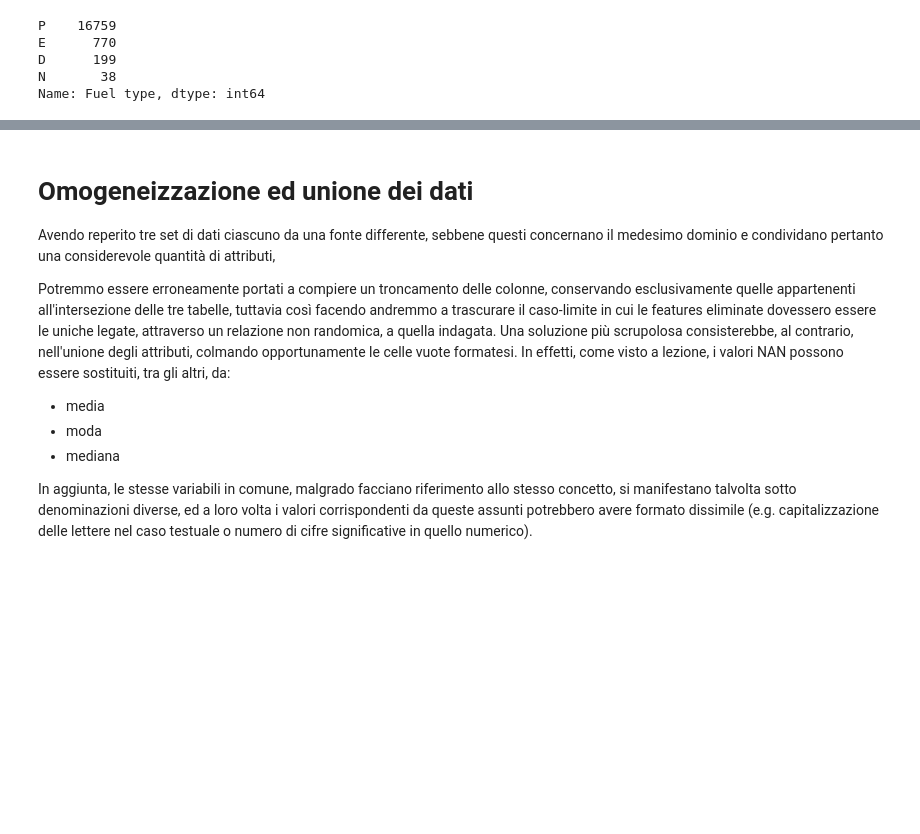
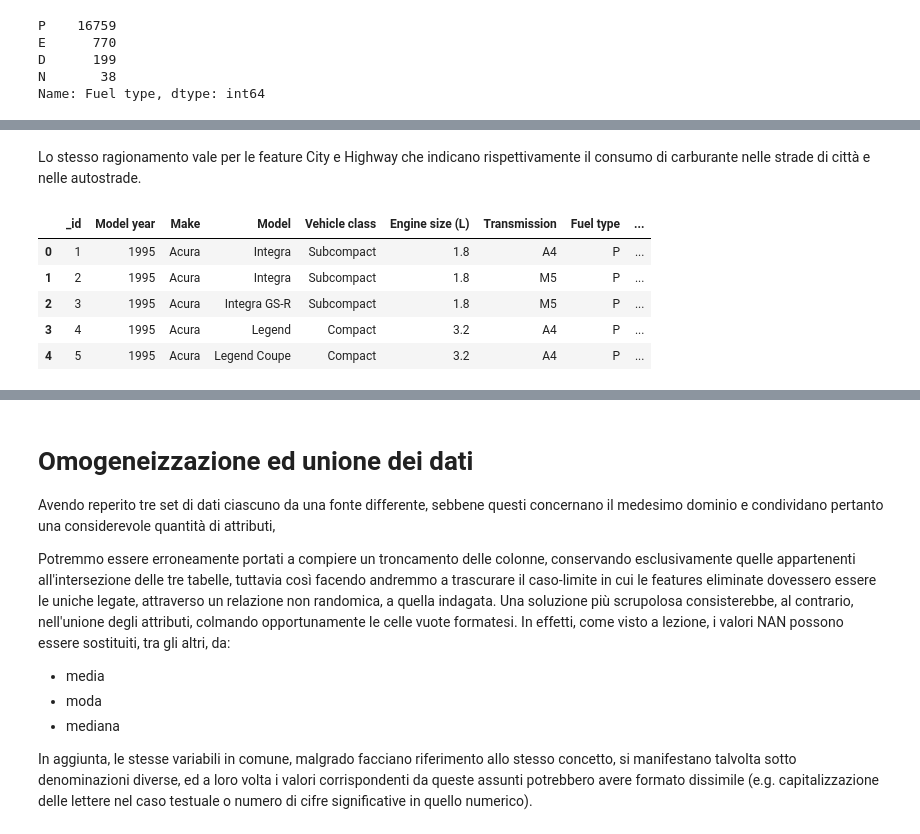
Before and after one commit to francesco-zatto/dia-project, a Jupyter notebook: car_emissions.ipynb, the cells around one changed output, grey strips where cells are left out. Saved outputs shown, nothing was run; the diff lists cells and outputs as text; code cells hidden in the pictures; blank space fills up the shorter version.

```diff
--- a/car_emissions.ipynb
+++ b/car_emissions.ipynb
@@ -123,0 +137,12 @@ Name: Fuel type, dtype: int64
+# %% [markdown]
+Lo stesso ragionamento vale per le feature City e Highway che indicano rispettivamente il consumo di carburante nelle strade di città e nelle autostrade.
+# %%
+canada_emissions_copy = canada_emissions_copy.drop(["Highway (L/100 km)","City (L/100 km)"], axis=1)
+canada_emissions_copy.head(5)
+# %% [output]
+|  | _id | Model year | Make | Model | Vehicle class | Engine size (L) | Transmission | Fuel type | ... |
+| 0 | 1 | 1995 | Acura | Integra | Subcompact | 1.8 | A4 | P | ... |
+| 1 | 2 | 1995 | Acura | Integra | Subcompact | 1.8 | M5 | P | ... |
+| 2 | 3 | 1995 | Acura | Integra GS-R | Subcompact | 1.8 | M5 | P | ... |
+| 3 | 4 | 1995 | Acura | Legend | Compact | 3.2 | A4 | P | ... |
+| 4 | 5 | 1995 | Acura | Legend Coupe | Compact | 3.2 | A4 | P | ... |
```
Also changed, not shown: parts of 7 cells of this notebook.
